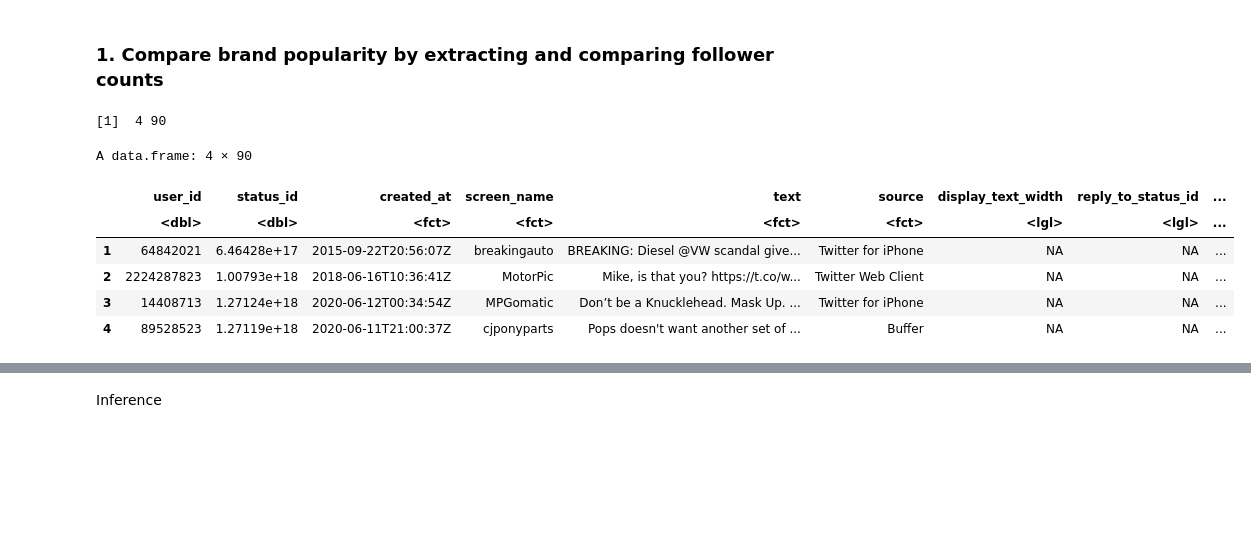
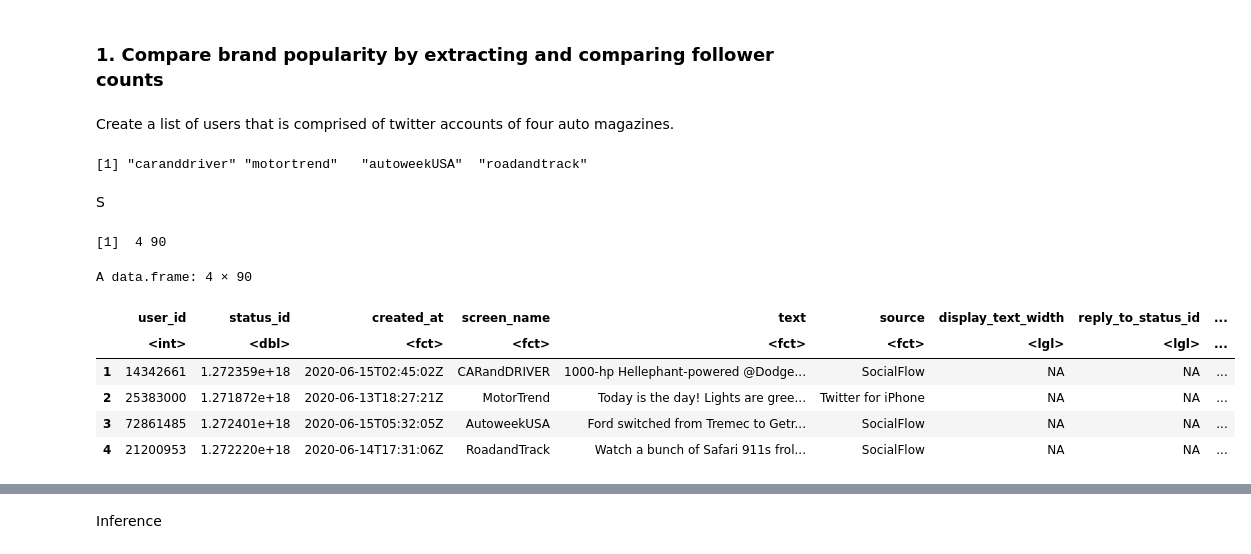
Before and after one commit to datacamp/Brand-Analysis-using-Social-Media-Data-in-R-Live-Training, a Jupyter notebook: notebooks/brand_analysis_solution.ipynb, the cells around one changed output, grey strips where cells are left out. Drawn from its saved outputs; the diff is of its cells as text; code cells hidden in the pictures; blank space fills up the shorter version.

```diff
--- a/notebooks/brand_analysis_solution.ipynb
+++ b/notebooks/brand_analysis_solution.ipynb
@@ -79,4 +64,14 @@ Installing package into ‘/usr/local/lib/R/site-library’
 library(rtweet)
 # %% [markdown]
 ### 1. Compare brand popularity by extracting and comparing follower counts
+# %% [markdown]
+Create a list of users that is comprised of twitter accounts of four auto magazines.
+# %%
+# Create a variable to store twitter account names of 4 auto magazines
+users <- c("caranddriver", "motortrend", "autoweekUSA", "roadandtrack")
+users
+# %% [output]
+[1] "caranddriver" "motortrend"   "autoweekUSA"  "roadandtrack"
+# %% [markdown]
+S
 # %%
@@ -91,20 +83,20 @@ users <- c("BreakingAuto", "Motorpic", "Mpgomatic", "Cjponyparts")
 # %%
 # Import extracted user data from the csv file into a dataframe
-users_twt = read.csv("https://github.com/datacamp/Brand-Analysis-using-Social-Media-Data-in-R-Live-Training/blob/master/data/users_twt.csv?raw=true")
+users_twts = read.csv("https://github.com/datacamp/Brand-Analysis-using-Social-Media-Data-in-R-Live-Training/blob/master/data/users_twts.csv?raw=true")
 # %%
 # View dimensions of the dataframe
-dim(users_twt)
+dim(users_twts)
 
 # View few rows of the dataframe
-head(users_twt)
+head(users_twts)
 # %% [output]
 [1]  4 90
 A data.frame: 4 × 90
 |  | user_id | status_id | created_at | screen_name | text | source | display_text_width | reply_to_status_id | ... |
-|  | <dbl> | <dbl> | <fct> | <fct> | <fct> | <fct> | <lgl> | <lgl> | ... |
-| 1 | 64842021 | 6.46428e+17 | 2015-09-22T20:56:07Z | breakingauto | BREAKING: Diesel @VW scandal give... | Twitter for iPhone | NA | NA | ... |
-| 2 | 2224287823 | 1.00793e+18 | 2018-06-16T10:36:41Z | MotorPic | Mike, is that you? https://t.co/w... | Twitter Web Client | NA | NA | ... |
-| 3 | 14408713 | 1.27124e+18 | 2020-06-12T00:34:54Z | MPGomatic | Don’t be a Knucklehead. Mask Up. ... | Twitter for iPhone | NA | NA | ... |
-| 4 | 89528523 | 1.27119e+18 | 2020-06-11T21:00:37Z | cjponyparts | Pops doesn't want another set of ... | Buffer | NA | NA | ... |
+|  | <int> | <dbl> | <fct> | <fct> | <fct> | <fct> | <lgl> | <lgl> | ... |
+| 1 | 14342661 | 1.272359e+18 | 2020-06-15T02:45:02Z | CARandDRIVER | 1000-hp Hellephant-powered @Dodge... | SocialFlow | NA | NA | ... |
+| 2 | 25383000 | 1.271872e+18 | 2020-06-13T18:27:21Z | MotorTrend | Today is the day! Lights are gree... | Twitter for iPhone | NA | NA | ... |
+| 3 | 72861485 | 1.272401e+18 | 2020-06-15T05:32:05Z | AutoweekUSA | Ford switched from Tremec to Getr... | SocialFlow | NA | NA | ... |
+| 4 | 21200953 | 1.272220e+18 | 2020-06-14T17:31:06Z | RoadandTrack | Watch a bunch of Safari 911s frol... | SocialFlow | NA | NA | ... |
 # %%
 # Create a data frame of screen names and follower counts
```
Also changed, not shown: parts of 4 cells of this notebook.
